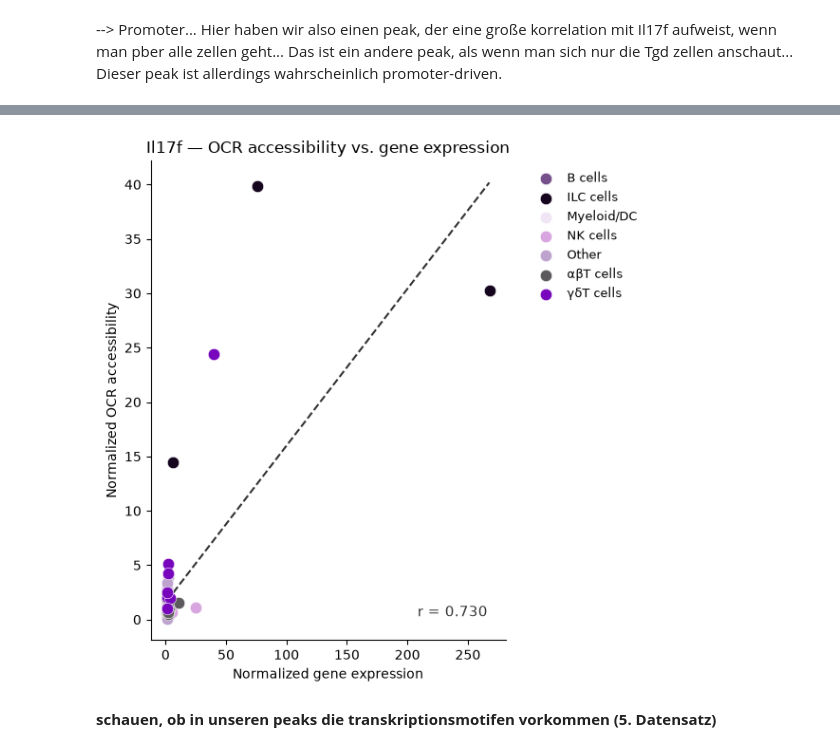
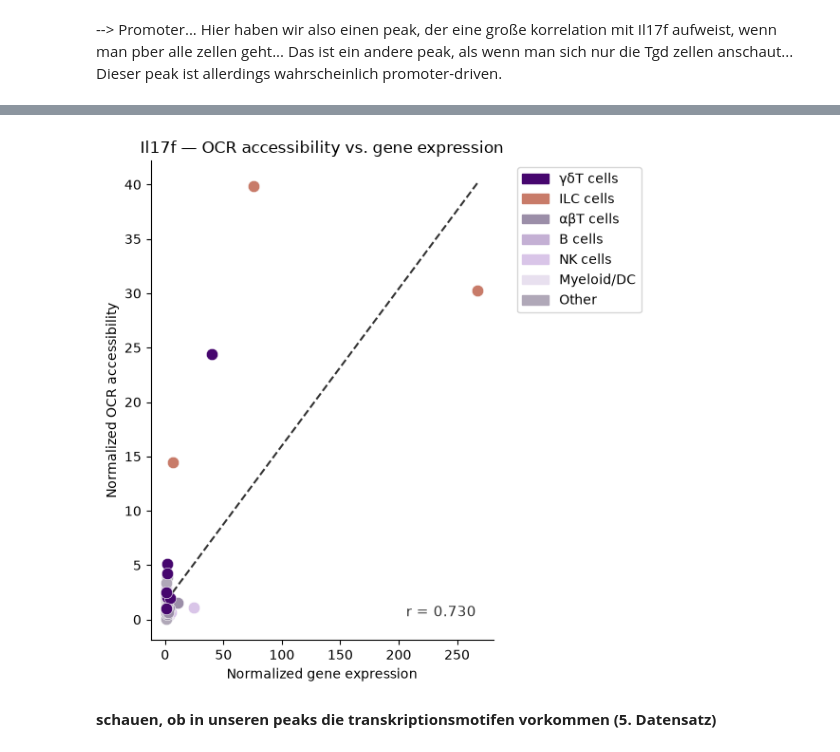
Before and after one commit to datascience-mobi-2026/topic04_team03, a Jupyter notebook: Jupyter_Lotta copy.ipynb, the cells around one changed output, grey strips where cells are left out. Saved outputs shown, nothing was run; the diff lists cells and outputs as text; code cells hidden in the pictures.

```diff
--- a/Jupyter_Lotta copy.ipynb
+++ b/Jupyter_Lotta copy.ipynb
@@ -554,3 +687,6 @@ results_corr_tgd.to_csv('data/results_corr_tgd.csv', index=False)
+# %%
+results_corr_tgd = pd.read_csv('data/results_corr_tgd.csv')
+results_corr_all= pd.read_csv('data/results_corr_all.csv')
 # %%
 print(f"\nAnzahl Korrelationen von TGD-Zellen: {len(results_corr_tgd)}")
 # %% [output]
@@ -1061,7 +1197,7 @@ r_val = best_all['r']
 
 # Vektoren über ALLE 90 Zelltypen
 atac_vec = ATAC_pfiltered.loc[
-    ATAC_pfiltered['ImmGenATAC1219.peakID'] == peak_name, signal_cols_all
+    ATAC_pfiltered['ImmGenATAC1219.peakID'] == peak_name_all, signal_cols_all
 ].values.flatten()
 
 rna_vec = RNA_seq.loc[gene_of_interest, signal_cols_all].values.flatten()
@@ -1136,5 +1320,6 @@ Dieser Peak ist der Promoter von Il17f selbst. Er korreliert gut über alle 90 Z
 # %%
 # Zelltyp-Kategorien definieren
+import matplotlib.patches as mpatches
 def get_cell_category(col):
     if 'Tgd' in col:
         return 'γδT cells'
@@ -1153,48 +1338,55 @@ def get_cell_category(col):
 
 # Farben pro Kategorie
 color_map = {
-    'γδT cells':  "#7706BD",
-    'ILC cells':  "#15051F",
-    'αβT cells':  "#5D5A5E",
-    'B cells':    "#75508B",
-    'NK cells':   "#D9A5E0",
-    'Myeloid/DC':"#EFE5F5",
-    'Other':      "#BDA3CE"
+    'γδT cells':   "#46066E",  # tiefes Dunkelviolett — euer Fokus
+    'ILC cells':   "#C87B69",  # kräftiges Orange-Rot — sticht sofort heraus
+    'αβT cells':   "#9B8EA8",  # mittleres gedämpftes Lila
+    'B cells':     "#C4B0D4",  # helles Lila
+    'NK cells':    "#D9C5E8",  # sehr helles Lila
+    'Myeloid/DC':  "#E8E0EF",  # fast weiß/sehr blass
+    'Other':       "#B0A8B8"   # neutrales Grau-Lila
 }
+
+handles = [
+    mpatches.Patch(color=color, label=label)
+    for label, color in color_map.items()  # Reihenfolge aus dem Dict
+]
+
 
 # DataFrame für Plot erstellen
 plot_df = pd.DataFrame({
     'rna':      rna_vec,
     'atac':     atac_vec,
     'celltype': [get_cell_category(c) for c in signal_cols_all]
 })
 
 # Plot
 fig, ax = plt.subplots(figsize=(6, 6))
 
 for cat, group in plot_df.groupby('celltype'):
     ax.scatter(group['rna'], group['atac'],
                color=color_map[cat], label=cat,
                edgecolors='white', linewidths=0.4,
                s=80, zorder=3)
 
 # Regressionslinie
 m, b = np.polyfit(rna_vec, atac_vec, 1)
 x_line = np.linspace(rna_vec.min(), rna_vec.max(), 100)
 ax.plot(x_line, m * x_line + b, color='#333333', linewidth=1.5, linestyle='--')
 
 ax.set_xlabel("Normalized gene expression")
 ax.set_ylabel("Normalized OCR accessibility")
 ax.set_title("Il17f — OCR accessibility vs. gene expression")
 ax.text(0.95, 0.05, f"r = {r_val:.3f}", transform=ax.transAxes,
         ha='right', fontsize=11, color='#333333')
 ax.legend(bbox_to_anchor=(1.05, 1), loc='upper left', frameon=False, fontsize=9)
 ax.spines['top'].set_visible(False)
 ax.spines['right'].set_visible(False)
+plt.legend(handles=handles, bbox_to_anchor=(1.05, 1), loc='upper left')
 plt.tight_layout()
 plt.show()
 # %% [output]
-[figure, old version]
+[figure, new version]
 # %% [markdown]
 <b> schauen, ob in unseren peaks die transkriptionsmotifen vorkommen (5. Datensatz)
 # %% [markdown]
```
Also changed, not shown: parts of 23 cells of this notebook, 6 other files.
